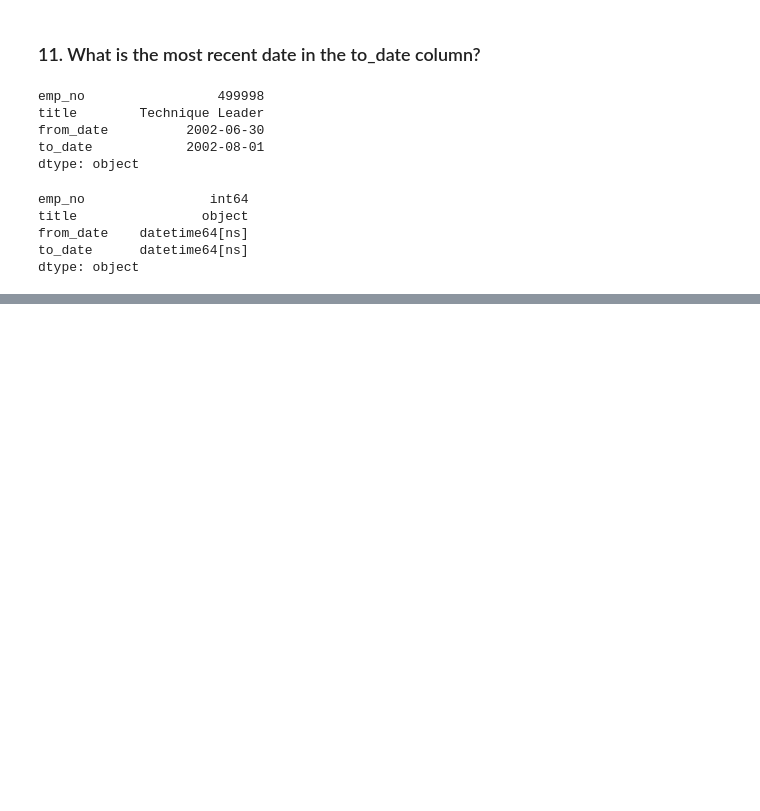
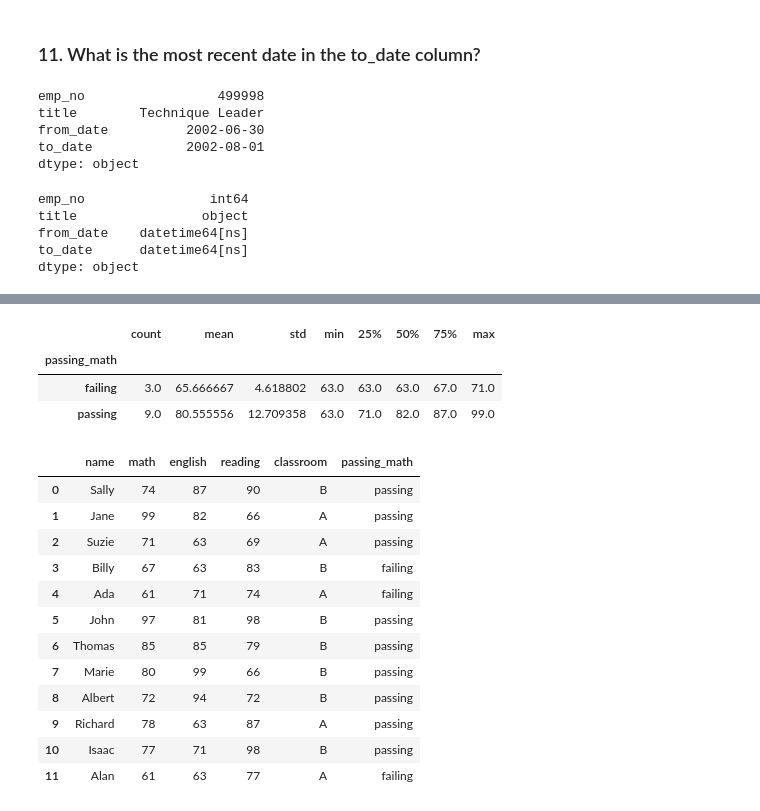
Before and after one commit to brianclements03/numpy-pandas-visualization-exercises, a Jupyter notebook: MY_advanced_dataframes_notes.ipynb, the cells around one changed output, grey strips where cells are left out. Cells and saved outputs as stored; diff of their text form; code cells hidden in the pictures; blank space fills up the shorter version.

Commit message:
new exercises and notes

```diff
--- a/MY_advanced_dataframes_notes.ipynb
+++ b/MY_advanced_dataframes_notes.ipynb
@@ -417,0 +432,22 @@ df_titles
+# %%
+# Create list of values for names column.
+
+students = ['Sally', 'Jane', 'Suzie', 'Billy', 'Ada', 'John', 'Thomas',
+            'Marie', 'Albert', 'Richard', 'Isaac', 'Alan']
+
+# Randomly generate arrays of scores for each student for each subject.
+# Note that all the values need to have the same length here.
+
+math_grades = np.random.randint(low=60, high=100, size=len(students))
+english_grades = np.random.randint(low=60, high=100, size=len(students))
+reading_grades = np.random.randint(low=60, high=100, size=len(students))
+# %%
+# Construct the DataFrame using the above lists and arrays.
+
+ex_df = pd.DataFrame({'name': students,
+                   'math': math_grades,
+                   'english': english_grades,
+                   'reading': reading_grades,
+                   'classroom': np.random.choice(['A', 'B'], len(students))})
+
+# Here we've made a dictionary of lists : )
@@ -417,0 +638,27 @@ df_titles
+# %%
+ex_df.groupby('passing_math')['english'].describe()
+# %% [output]
+|  | count | mean | std | min | 25% | 50% | 75% | max |
+| passing_math |  |  |  |  |  |  |  |  |
+| failing | 3.0 | 65.666667 | 4.618802 | 63.0 | 63.0 | 63.0 | 67.0 | 71.0 |
+| passing | 9.0 | 80.555556 | 12.709358 | 63.0 | 71.0 | 82.0 | 87.0 | 99.0 |
+# %%
+#np.where
+#np.where(cond, this_where_True, this_where_False)
+#create the new column based on an existing column
+ex_df['passing_math'] = np.where(ex_df.math < 70, 'failing','passing')
+ex_df
+# %% [output]
+|  | name | math | english | reading | classroom | passing_math |
+| 0 | Sally | 74 | 87 | 90 | B | passing |
+| 1 | Jane | 99 | 82 | 66 | A | passing |
+| 2 | Suzie | 71 | 63 | 69 | A | passing |
+| 3 | Billy | 67 | 63 | 83 | B | failing |
+| 4 | Ada | 61 | 71 | 74 | A | failing |
+| 5 | John | 97 | 81 | 98 | B | passing |
+| 6 | Thomas | 85 | 85 | 79 | B | passing |
+| 7 | Marie | 80 | 99 | 66 | B | passing |
+| 8 | Albert | 72 | 94 | 72 | B | passing |
+| 9 | Richard | 78 | 63 | 87 | A | passing |
+| 10 | Isaac | 77 | 71 | 98 | B | passing |
+| 11 | Alan | 61 | 63 | 77 | A | failing |
```
Also changed, not shown: parts of 46 cells of this notebook.
